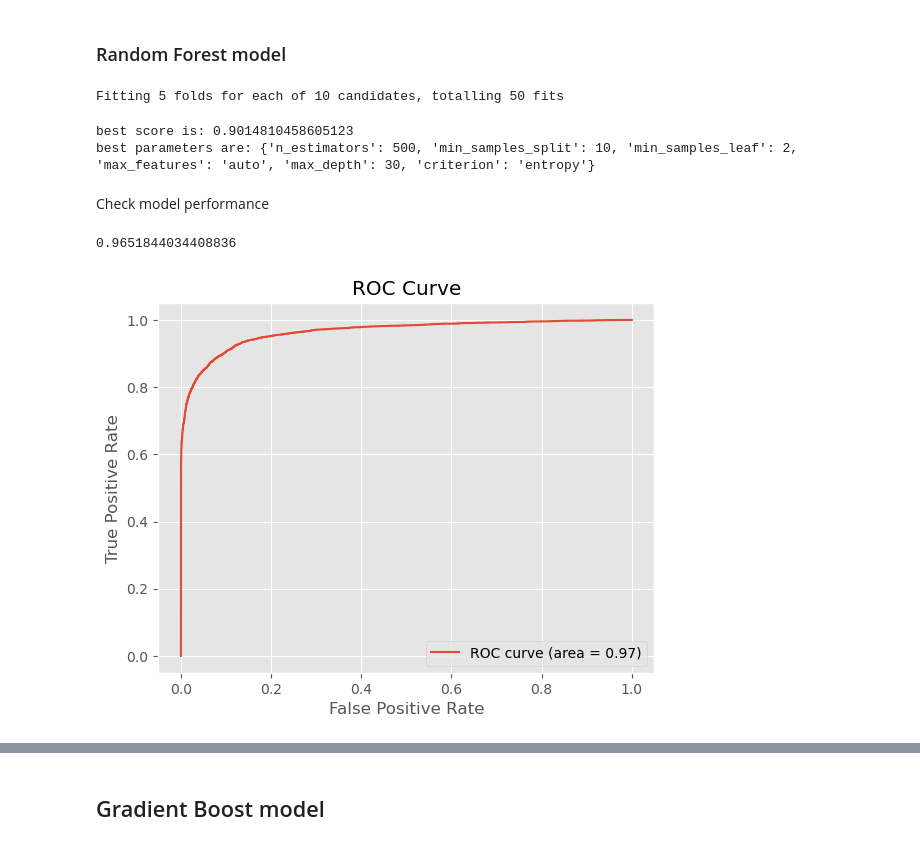
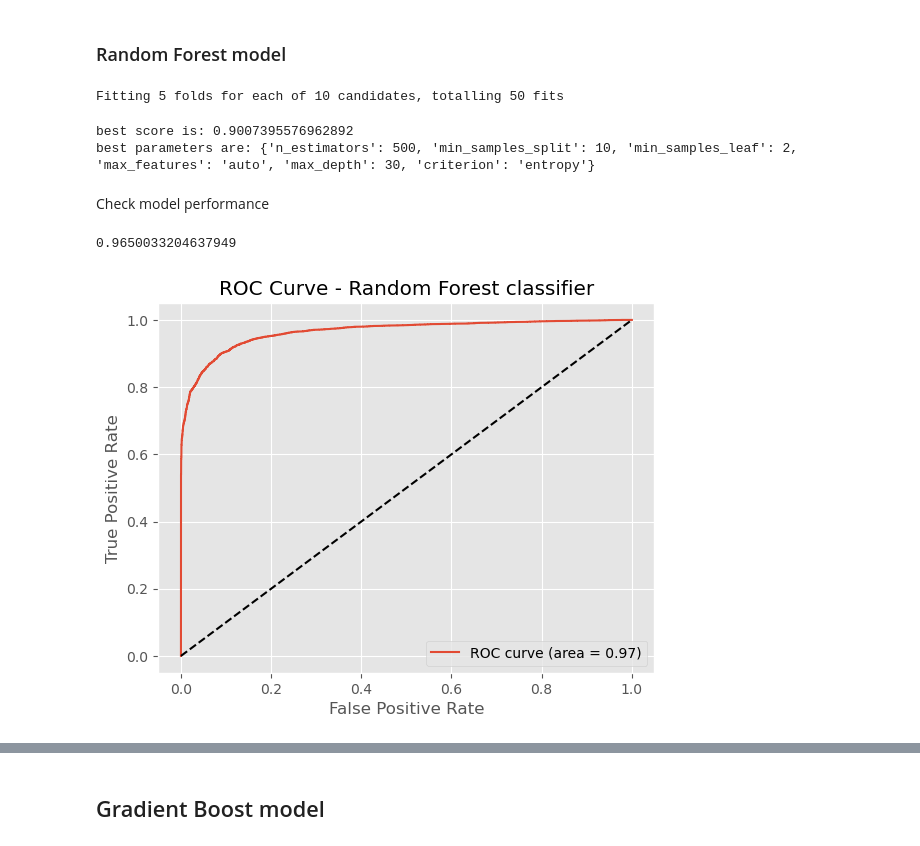
Before and after one commit to shreeya-v-k/phData, a Jupyter notebook: Project_Challenge.ipynb, the cells around one changed output, grey strips where cells are left out. Saved outputs shown, nothing was run; the diff lists cells and outputs as text; code cells hidden in the pictures.

```diff
--- a/Project_Challenge.ipynb
+++ b/Project_Challenge.ipynb
@@ -294,6 +247,3 @@ b1
-# %%
-#Remove rows with b1 = -1 since that seems to be a faulty value
-df = df[df['b1']!= -1]
 # %% [markdown]
 c3
 # %%
@@ -593,7 +541,10 @@ Testing Labels Shape: (12813,)
 # %% [markdown]
 ### Random Forest model
 # %%
+# Initializing a random forest classifier
 rf = RandomForestClassifier()
+
+# Performing hyperparameter tuning using Randomized Search
 
 # Define the parameter grid for RandomizedSearchCV
 rf_param= {
@@ -605,9 +556,9 @@ rf_param= {
            "criterion":['gini', 'entropy']
           }
 
+# Randomized Search
 randomsearch_rf= RandomizedSearchCV(rf, param_distributions=rf_param, n_iter=10,
                                    cv=5, scoring='accuracy', random_state=42, n_jobs=-1, verbose = 2)
-
 randomsearch_rf.fit(x_train, y_train)
 
 
@@ -615,7 +566,7 @@ print("best score is:", randomsearch_rf.best_score_)
 print("best parameters are:", randomsearch_rf.best_params_)
 # %% [output]
 Fitting 5 folds for each of 10 candidates, totalling 50 fits
-best score is: 0.9014810458605123
+best score is: 0.9007395576962892
 best parameters are: {'n_estimators': 500, 'min_samples_split': 10, 'min_samples_leaf': 2, 'max_features': 'auto', 'max_depth': 30, 'criterion': 'entropy'}
 # %% [markdown]
 Check model performance
@@ -625,24 +577,24 @@ y_predicted_rf= randomsearch_rf.predict(x_test)
 # Get predicted class probabilities for the test set
 y_predicted_rf_prob = randomsearch_rf.predict_proba(x_test)[:, 1]
 # %%
-# Compute the false positive rate (FPR)
-# and true positive rate (TPR) for different classification thresholds
+# Compute the false positive rate (FPR) and true positive rate (TPR) for different classification thresholds
 fpr, tpr, thresholds = roc_curve(y_test, y_predicted_rf_prob, pos_label=1)
+
 # Compute the ROC AUC score
 roc_auc = roc_auc_score(y_test, y_predicted_rf_prob)
 roc_auc
 # %% [output]
-0.9651844034408836
+0.9650033204637949
 # %%
 # Plot the ROC curve
 plt.plot(fpr, tpr, label='ROC curve (area = %0.2f)' % roc_auc)
-# roc curve for tpr = fpr
-#plt.plot([0, 1], [0, 1], 'k--', label='Random classifier')
+# ROC curve for tpr = fpr
+plt.plot([0, 1], [0, 1], 'k--')
 plt.xlabel('False Positive Rate')
 plt.ylabel('True Positive Rate')
-plt.title('ROC Curve')
+plt.title('ROC Curve - Random Forest classifier')
 plt.legend(loc="lower right")
 plt.show()
 # %% [output]
-[figure, old version]
+[figure, new version]
 # %%
```
Also changed, not shown: parts of 80 cells of this notebook.
